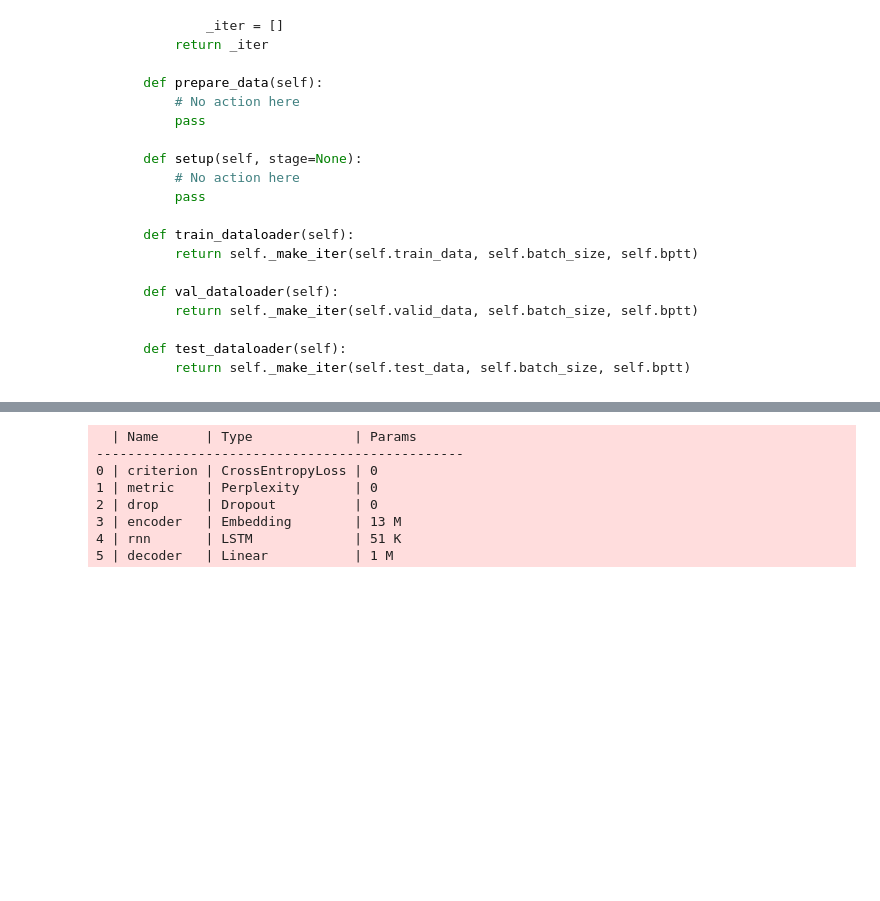
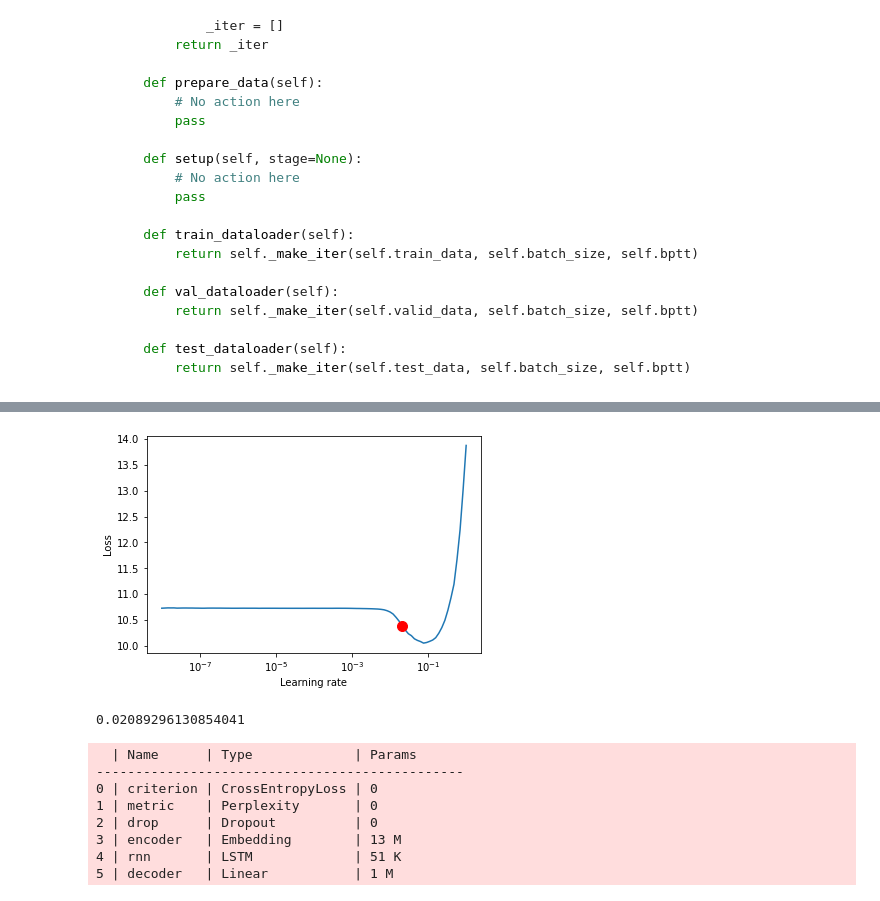
Before and after one commit to manujosephv/language_model_zero_to_hero, a Jupyter notebook: 05-Exp - Language Models - Pytorch Lighning.ipynb, the cells around one changed output, grey strips where cells are left out. Cells and saved outputs as stored; diff of their text form; code cells hidden in the pictures; blank space fills up the shorter version.

Commit message:
Added lr as hyperparameter Cleaned up and now using TrainResult

```diff
--- a/05-Exp - Language Models - Pytorch Lighning.ipynb
+++ b/05-Exp - Language Models - Pytorch Lighning.ipynb
@@ -207,7 +207,7 @@ from pytorch_lightning.loggers import WandbLogger
 project = 'neural_lms'
 # %%
 batch_size = 32
-bptt = 6
+bptt = 3
 device = torch.device('cuda') if torch.cuda.is_available() else torch.device('cpu')
 rnn_type = 'LSTM'
 # ninp = 200
@@ -235,6 +235,6 @@ model = RNNModel(
     rnn_type=rnn_type, ntoken=ntoken, ninp=ninp, nhid=nhid, nlayers=nlayers, batch_size=batch_size, device_type= device.type, pretrained_vectors=weight_matrix, metric=ppl
 )
 # %%
-wandb_logger = WandbLogger(name='trial_1',project=project)
-trainer = pl.Trainer(gpus=1 if device.type =='cuda' else 0, max_epochs=2, fast_dev_run=True)#, logger= wandb_logger) #fast_dev_run=True,
+# wandb_logger = WandbLogger(name='trial_1',project=project)
+trainer = pl.Trainer(gpus=1 if device.type =='cuda' else 0, max_epochs=5)#, logger= wandb_logger) #fast_dev_run=True,
 # %% [output]
@@ -244,0 +246,3 @@ CUDA_VISIBLE_DEVICES: [0]
+# %%
+# Run learning rate finder
+lr_finder = trainer.lr_find(model, train_dataloader=dm.train_dataloader(), val_dataloaders=dm.val_dataloader())
@@ -244,0 +258,12 @@ CUDA_VISIBLE_DEVICES: [0]
+# %%
+# Plot with
+fig = lr_finder.plot(suggest=True)
+fig.show()
+# %% [output]
+[figure, added]
+# %%
+# Pick point based on plot, or get suggestion
+new_lr = lr_finder.suggestion()
+new_lr
+# %% [output]
+0.02089296130854041
```
Also changed, not shown: parts of 4 cells of this notebook, 1 other file.
